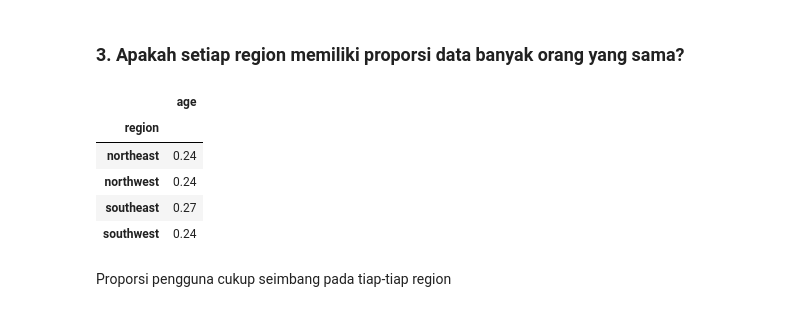
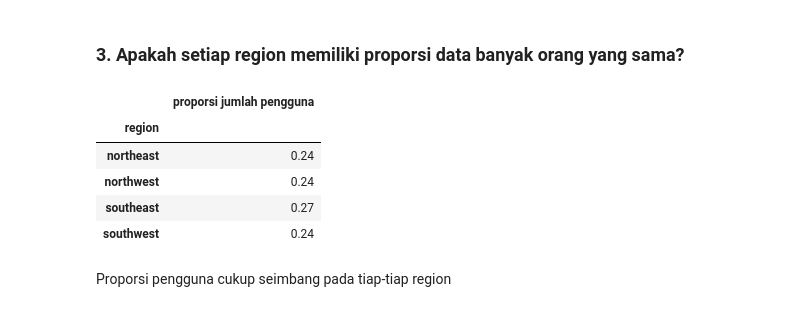
Before and after one commit to AzizFauzi99/Insurance_Probability_Project, a Jupyter notebook: Project Probability Pacmann.ipynb, the cells around one changed output. Saved outputs shown, nothing was run; the diff lists cells and outputs as text; code cells hidden in the pictures.

```diff
--- a/Project Probability Pacmann.ipynb
+++ b/Project Probability Pacmann.ipynb
@@ -170,9 +170,9 @@ Distribusi proporsi tagihan cukup seimbang pada tiap-tiap region.
 # %% [markdown]
 ### 3. Apakah setiap region memiliki proporsi data banyak orang yang sama?
 # %%
-pd.DataFrame(df.groupby(['region']).count().age.apply(lambda x: x/len(df)))
+pd.DataFrame(df.groupby(['region']).count().age.apply(lambda x: x/len(df))).rename(columns={'age': 'proporsi jumlah pengguna'})
 # %% [output]
-|  | age |
+|  | proporsi jumlah pengguna |
 | region |  |
 | northeast | 0.24 |
 | northwest | 0.24 |
```
Also changed, not shown: parts of 3 cells of this notebook.
